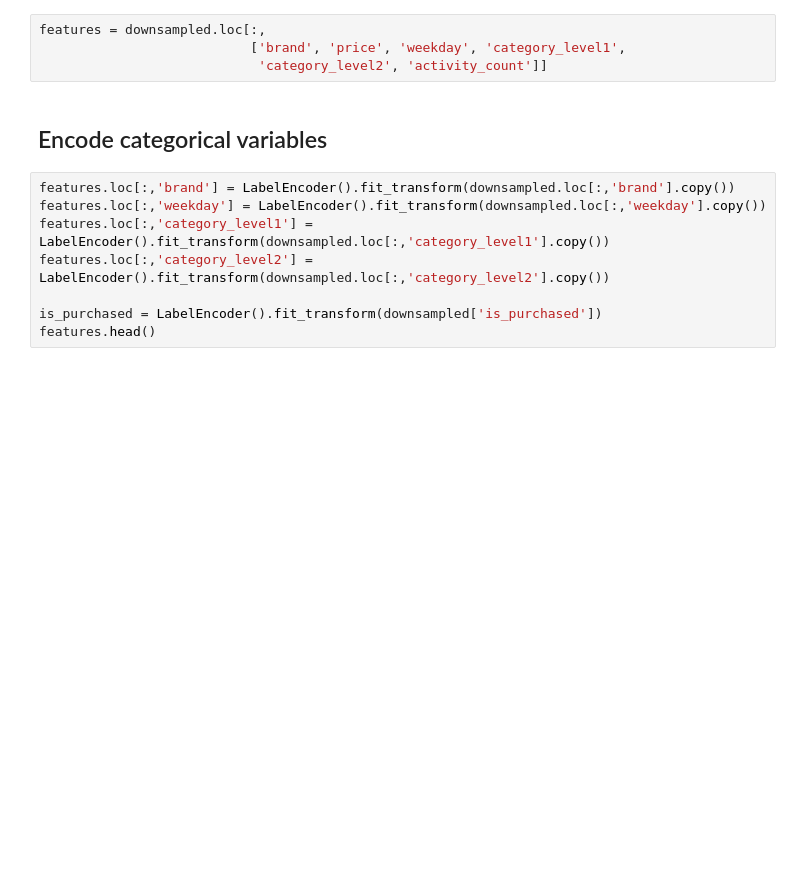
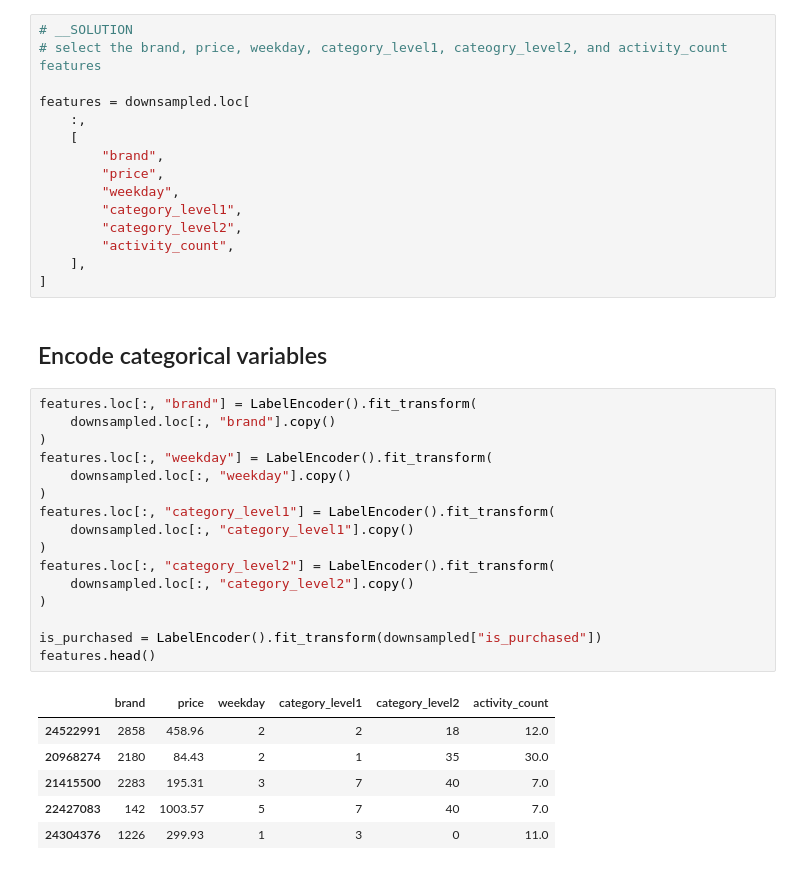
Before and after one commit to learn-co-curriculum/dsc-xgboost-deloitte-lab, a Jupyter notebook: index.ipynb, the cells around one changed output. Drawn from its saved outputs; the diff is of its cells as text; blank space fills up the shorter version.

```diff
--- a/index.ipynb
+++ b/index.ipynb
@@ -158,16 +357,42 @@ downsampled['is_purchased'].value_counts()
 # %%
-features = downsampled.loc[:,
-                           ['brand', 'price', 'weekday', 'category_level1',
-                            'category_level2', 'activity_count']]
+# __SOLUTION
+# select the brand, price, weekday, category_level1, cateogry_level2, and activity_count features
+
+features = downsampled.loc[
+    :,
+    [
+        "brand",
+        "price",
+        "weekday",
+        "category_level1",
+        "category_level2",
+        "activity_count",
+    ],
+]
 # %% [markdown]
 ## Encode categorical variables
 # %%
-features.loc[:,'brand'] = LabelEncoder().fit_transform(downsampled.loc[:,'brand'].copy())
-features.loc[:,'weekday'] = LabelEncoder().fit_transform(downsampled.loc[:,'weekday'].copy())
-features.loc[:,'category_level1'] = LabelEncoder().fit_transform(downsampled.loc[:,'category_level1'].copy())
-features.loc[:,'category_level2'] = LabelEncoder().fit_transform(downsampled.loc[:,'category_level2'].copy())
+features.loc[:, "brand"] = LabelEncoder().fit_transform(
+    downsampled.loc[:, "brand"].copy()
+)
+features.loc[:, "weekday"] = LabelEncoder().fit_transform(
+    downsampled.loc[:, "weekday"].copy()
+)
+features.loc[:, "category_level1"] = LabelEncoder().fit_transform(
+    downsampled.loc[:, "category_level1"].copy()
+)
+features.loc[:, "category_level2"] = LabelEncoder().fit_transform(
+    downsampled.loc[:, "category_level2"].copy()
+)
 
-is_purchased = LabelEncoder().fit_transform(downsampled['is_purchased'])
+is_purchased = LabelEncoder().fit_transform(downsampled["is_purchased"])
 features.head()
+# %% [output]
+|  | brand | price | weekday | category_level1 | category_level2 | activity_count |
+| 24522991 | 2858 | 458.96 | 2 | 2 | 18 | 12.0 |
+| 20968274 | 2180 | 84.43 | 2 | 1 | 35 | 30.0 |
+| 21415500 | 2283 | 195.31 | 3 | 7 | 40 | 7.0 |
+| 22427083 | 142 | 1003.57 | 5 | 7 | 40 | 7.0 |
+| 24304376 | 1226 | 299.93 | 1 | 3 | 0 | 11.0 |
 # %%
 print(list(features.columns))
```
Also changed, not shown: parts of 75 cells of this notebook.
